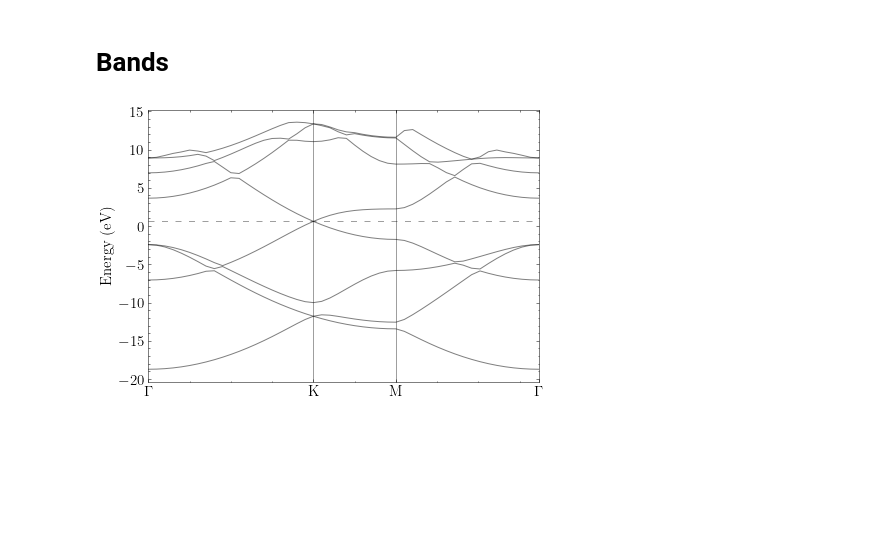
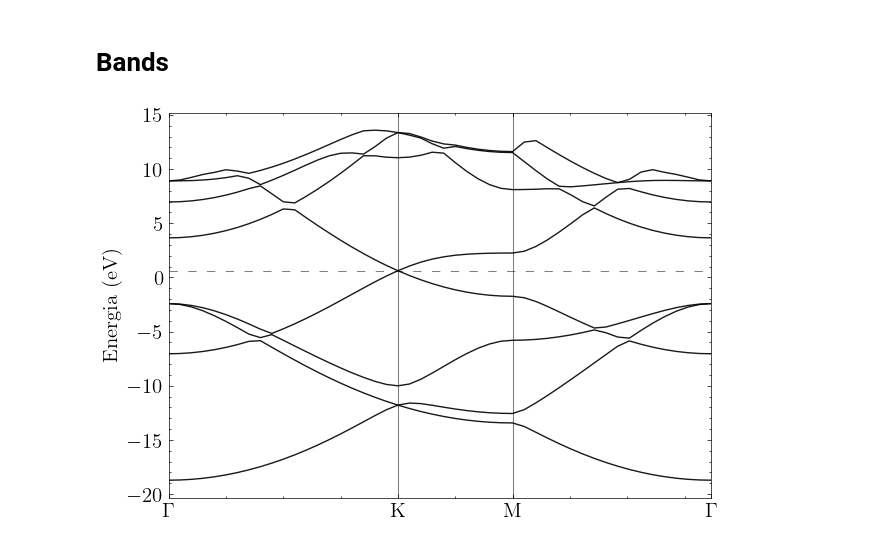
Before and after one commit to franklinzppa/electronic-structure, a Jupyter notebook: DFT/graphene/data-analysis/analysis.ipynb, the cells around one changed output. Drawn from its saved outputs; the diff is of its cells as text; code cells hidden in the pictures; blank space fills up the shorter version.

```diff
--- a/DFT/graphene/data-analysis/analysis.ipynb
+++ b/DFT/graphene/data-analysis/analysis.ipynb
@@ -69,21 +75,22 @@ plt.show()
 # %%
 data_bands = np.loadtxt('../bands/graphene-bands.dat.gnu')
 
 k = np.unique(data_bands[:, 0])
 bands = np.reshape(data_bands[:, 1], (-1, len(k)))
 
 for band in range(len(bands)):
-    plt.plot(k, bands[band, :], linewidth=1, alpha=0.5, color='k')
+    plt.plot(k, bands[band, :], linewidth=1, alpha=0.9, color='k')
 plt.xlim(min(k), max(k))
 
 # Fermi energy
 plt.axhline(fermi_energy, linestyle=(0, (8, 10)), linewidth=0.75, color='k', alpha=0.5)
 # High symmetry k-points (check bands_pp.out)
 plt.axvline(0.6667, linewidth=0.75, color='k', alpha=0.5)
 plt.axvline(1, linewidth=0.75, color='k', alpha=0.5)
 # text labels
 plt.xticks(ticks= [0, 0.6667, 1, 1.5774], labels=['$\Gamma$', 'K', 'M', '$\Gamma$'])
-plt.ylabel("Energy (eV)")
+plt.ylabel("Energia (eV)")
+plt.savefig('figs/bands.png', dpi=300)
 plt.show()
 # %% [output]
-[figure, old version]
+[figure, new version]
```
Also changed, not shown: parts of 4 cells of this notebook, 5 other files.
